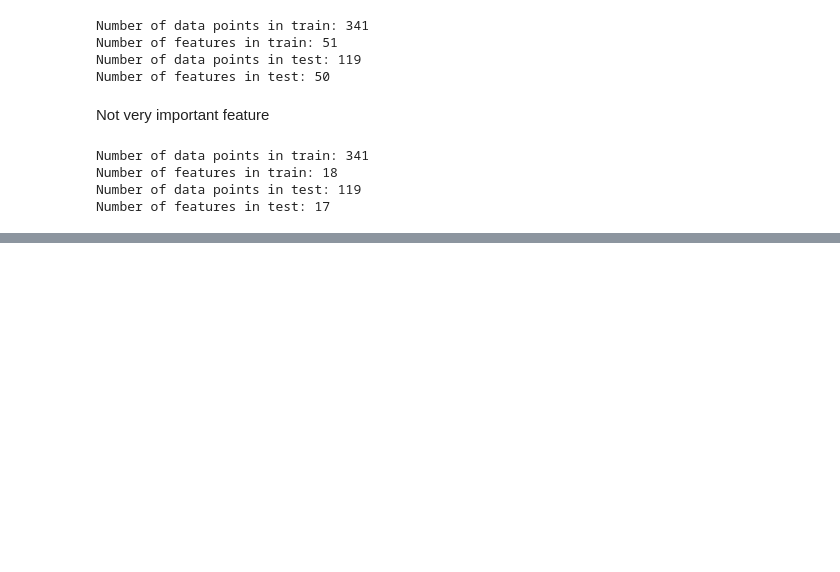
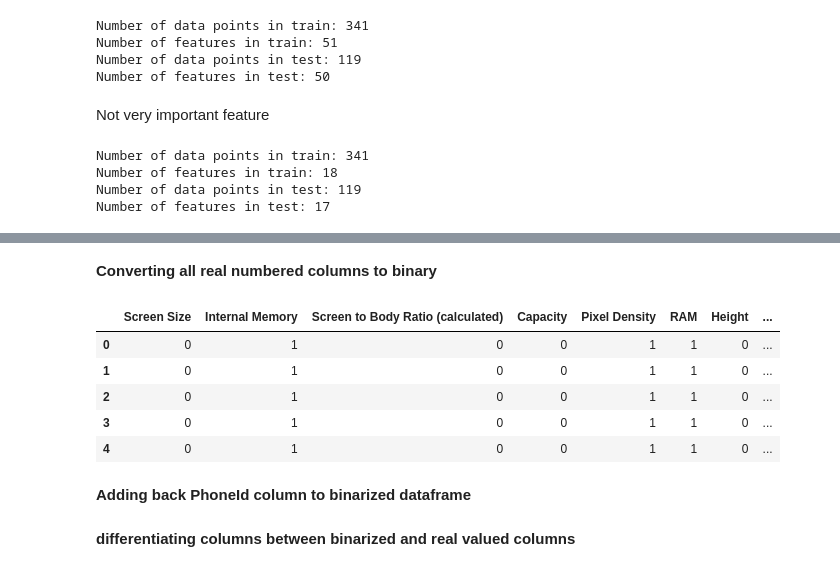
Before and after one commit to chinthanishanth/deep_learning, a Jupyter notebook: Python MP Neuron Perceptron/Mobile_Like_and_Dislike_Prediction.ipynb, the cells around one changed output, grey strips where cells are left out. Cells and saved outputs as stored; diff of their text form; code cells hidden in the pictures; blank space fills up the shorter version.

```diff
--- a/Python MP Neuron Perceptron/Mobile_Like_and_Dislike_Prediction.ipynb
+++ b/Python MP Neuron Perceptron/Mobile_Like_and_Dislike_Prediction.ipynb
@@ -453,0 +465,18 @@ train_new.head()
+# %%
+X_columns_binarized_train = X_train[["Screen Size","Internal Memory","Screen to Body Ratio (calculated)","Capacity","Pixel Density","RAM","Height","Processor_frequency","Weight","Resolution"]]
+X_columns_binarized_test =  test_new[["Screen Size","Internal Memory","Screen to Body Ratio (calculated)","Capacity","Pixel Density","RAM","Height","Processor_frequency","Weight","Resolution"]]
+# %% [markdown]
+<b> Converting all real numbered columns to binary</b>
+# %%
+X_columns_binarized_train = X_columns_binarized_train.apply(pd.cut, bins=2, labels=[1,0])
+X_columns_binarized_test = X_columns_binarized_test.apply(pd.cut, bins=2, labels=[1,0])
+X_columns_binarized_test.head()
+# %% [output]
+|  | Screen Size | Internal Memory | Screen to Body Ratio (calculated) | Capacity | Pixel Density | RAM | Height | ... |
+| 0 | 0 | 1 | 0 | 0 | 1 | 1 | 0 | ... |
+| 1 | 0 | 1 | 0 | 0 | 1 | 1 | 0 | ... |
+| 2 | 0 | 1 | 0 | 0 | 1 | 1 | 0 | ... |
+| 3 | 0 | 1 | 0 | 0 | 1 | 1 | 0 | ... |
+| 4 | 0 | 1 | 0 | 0 | 1 | 1 | 0 | ... |
+# %% [markdown]
+<b>Adding back PhoneId column to binarized dataframe</b>
@@ -453,0 +486,2 @@ train_new.head()
+# %% [markdown]
+<b>differentiating columns between binarized and real valued columns</b>
```
Also changed, not shown: parts of 21 cells of this notebook.
